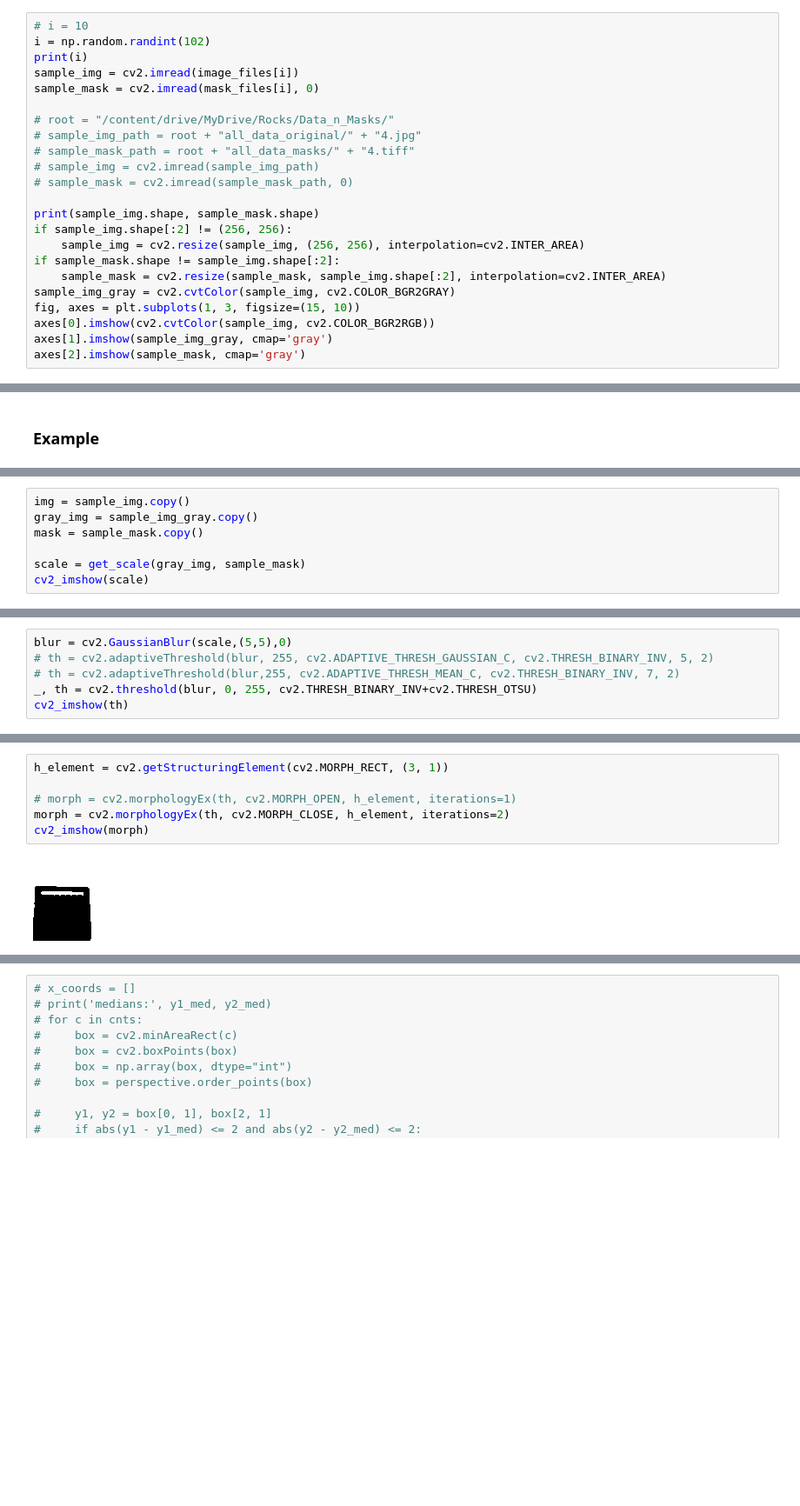
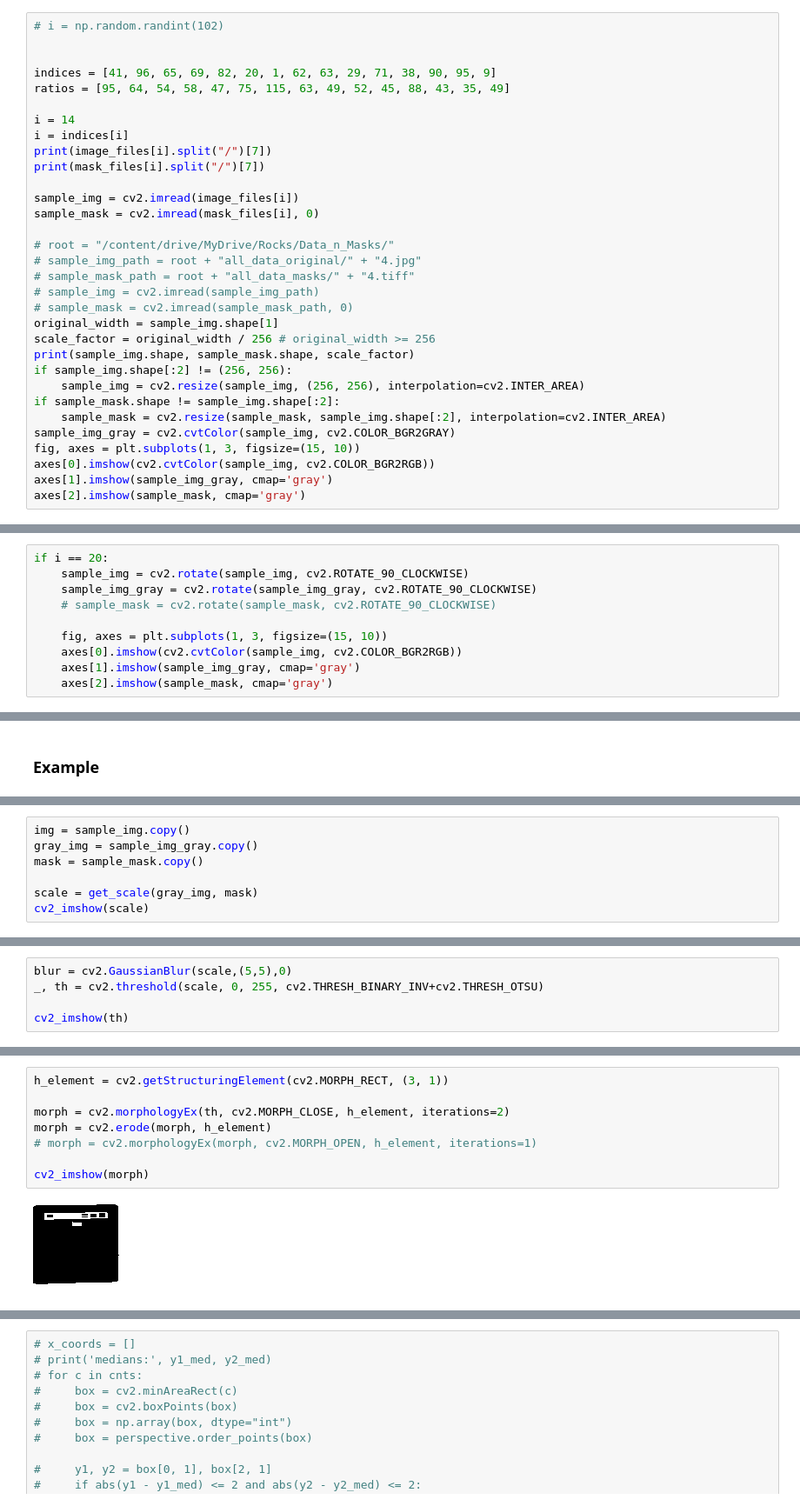
Before and after one commit to QasimKhan5x/rock-identification, a Jupyter notebook: Rock_Size_Calculation.ipynb, the cells around one changed output, grey strips where cells are left out. Shown at 87% size. Cells and saved outputs as stored; diff of their text form; blank space fills up the shorter version.

```diff
--- a/Rock_Size_Calculation.ipynb
+++ b/Rock_Size_Calculation.ipynb
@@ -21,9 +21,17 @@ len(image_files), len(mask_files)
 # %% [output]
 (102, 102)
 # %%
-# i = 10
-i = np.random.randint(102)
-print(i)
+# i = np.random.randint(102)
+
+
+indices = [41, 96, 65, 69, 82, 20, 1, 62, 63, 29, 71, 38, 90, 95, 9]
+ratios = [95, 64, 54, 58, 47, 75, 115, 63, 49, 52, 45, 88, 43, 35, 49]
+
+i = 14
+i = indices[i]
+print(image_files[i].split("/")[7])
+print(mask_files[i].split("/")[7])
+
 sample_img = cv2.imread(image_files[i])
 sample_mask = cv2.imread(mask_files[i], 0)
 
@@ -32,8 +40,9 @@ sample_mask = cv2.imread(mask_files[i], 0)
 # sample_mask_path = root + "all_data_masks/" + "4.tiff"
 # sample_img = cv2.imread(sample_img_path)
 # sample_mask = cv2.imread(sample_mask_path, 0)
-
-print(sample_img.shape, sample_mask.shape)
+original_width = sample_img.shape[1]
+scale_factor = original_width / 256 # original_width >= 256
+print(sample_img.shape, sample_mask.shape, scale_factor)
 if sample_img.shape[:2] != (256, 256):
     sample_img = cv2.resize(sample_img, (256, 256), interpolation=cv2.INTER_AREA)
 if sample_mask.shape != sample_img.shape[:2]:
@@ -51,3 +61,13 @@ axes[2].imshow(sample_mask, cmap='gray')
+# %%
+if i == 20:
+    sample_img = cv2.rotate(sample_img, cv2.ROTATE_90_CLOCKWISE)
+    sample_img_gray = cv2.rotate(sample_img_gray, cv2.ROTATE_90_CLOCKWISE)
+    # sample_mask = cv2.rotate(sample_mask, cv2.ROTATE_90_CLOCKWISE)
+
+    fig, axes = plt.subplots(1, 3, figsize=(15, 10))
+    axes[0].imshow(cv2.cvtColor(sample_img, cv2.COLOR_BGR2RGB))
+    axes[1].imshow(sample_img_gray, cmap='gray')
+    axes[2].imshow(sample_mask, cmap='gray')
 # %% [markdown]
 ### Visualize
 # %%
@@ -194,6 +320,6 @@ img = sample_img.copy()
 gray_img = sample_img_gray.copy()
 mask = sample_mask.copy()
 
-scale = get_scale(gray_img, sample_mask)
+scale = get_scale(gray_img, mask)
 cv2_imshow(scale)
 # %% [output]
@@ -213,7 +327,6 @@ cv2_imshow(scale)
 # %%
 blur = cv2.GaussianBlur(scale,(5,5),0)
-# th = cv2.adaptiveThreshold(blur, 255, cv2.ADAPTIVE_THRESH_GAUSSIAN_C, cv2.THRESH_BINARY_INV, 5, 2)
-# th = cv2.adaptiveThreshold(blur,255, cv2.ADAPTIVE_THRESH_MEAN_C, cv2.THRESH_BINARY_INV, 7, 2)
-_, th = cv2.threshold(blur, 0, 255, cv2.THRESH_BINARY_INV+cv2.THRESH_OTSU)
+_, th = cv2.threshold(scale, 0, 255, cv2.THRESH_BINARY_INV+cv2.THRESH_OTSU)
+
 cv2_imshow(th)
 # %% [output]
@@ -221,11 +334,13 @@ cv2_imshow(th)
 # %%
 h_element = cv2.getStructuringElement(cv2.MORPH_RECT, (3, 1))
 
-# morph = cv2.morphologyEx(th, cv2.MORPH_OPEN, h_element, iterations=1)
 morph = cv2.morphologyEx(th, cv2.MORPH_CLOSE, h_element, iterations=2)
+morph = cv2.erode(morph, h_element)
+# morph = cv2.morphologyEx(morph, cv2.MORPH_OPEN, h_element, iterations=1)
+
 cv2_imshow(morph)
 # %% [output]
-[figure, old version]
+[figure, new version]
 # %%
 edges = cv2.Canny(morph, 100, 200)
 cv2_imshow(edges)
```
Also changed, not shown: parts of 25 cells of this notebook.
